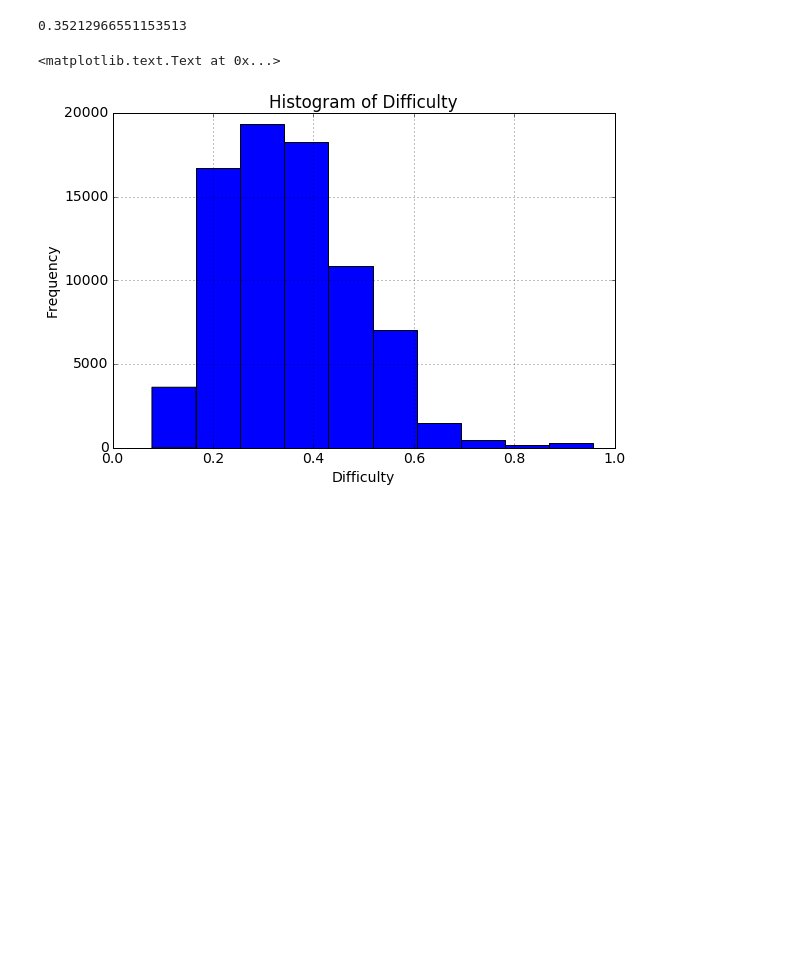
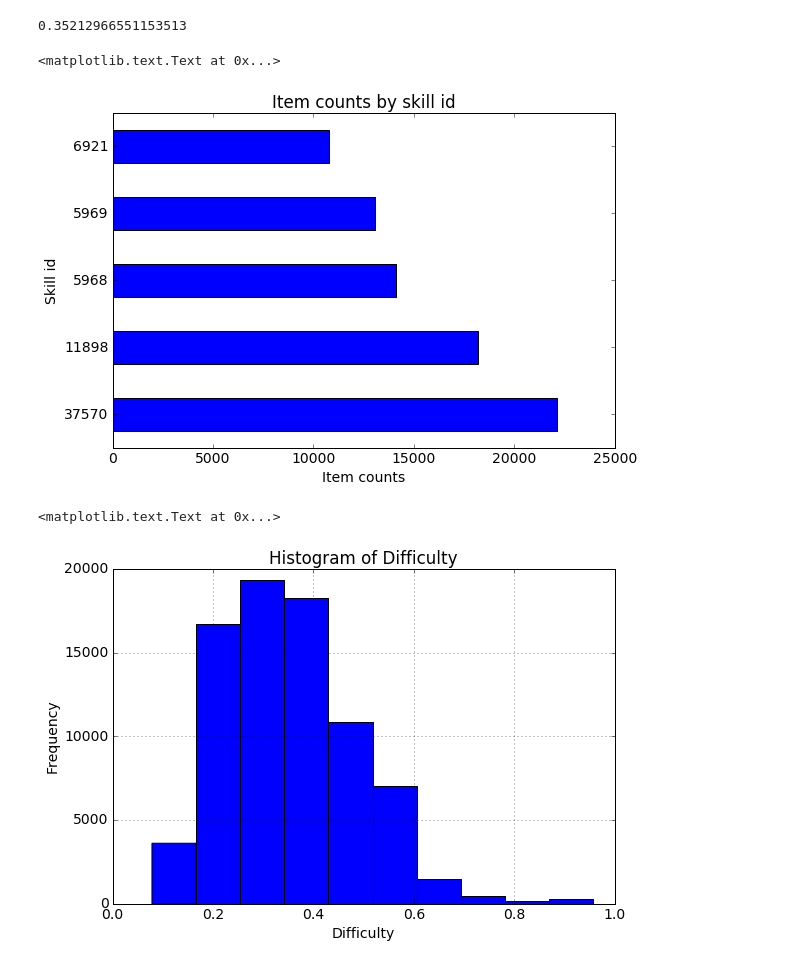
Before and after one commit to beardeer/assistments_analysis, a Jupyter notebook: workbench_demo.ipynb, the cells around one changed output. Drawn from its saved outputs; the diff is of its cells as text; code cells hidden in the pictures; blank space fills up the shorter version.

```diff
--- a/workbench_demo.ipynb
+++ b/workbench_demo.ipynb
@@ -96,6 +96,14 @@ input_data.describe()
 np.mean(input_data['difficulty'])
 # %% [output]
 0.35212966551153513
+# %%
+input_data.skill_id.value_counts().plot(kind='barh')
+plt.title('Item counts by skill id')
+plt.xlabel('Item counts')
+plt.ylabel('Skill id')
+# %% [output]
+<matplotlib.text.Text at 0x...>
+[figure, added]
 # %%
 # hisogtam of difficulty
 input_data['difficulty'].hist()
```
